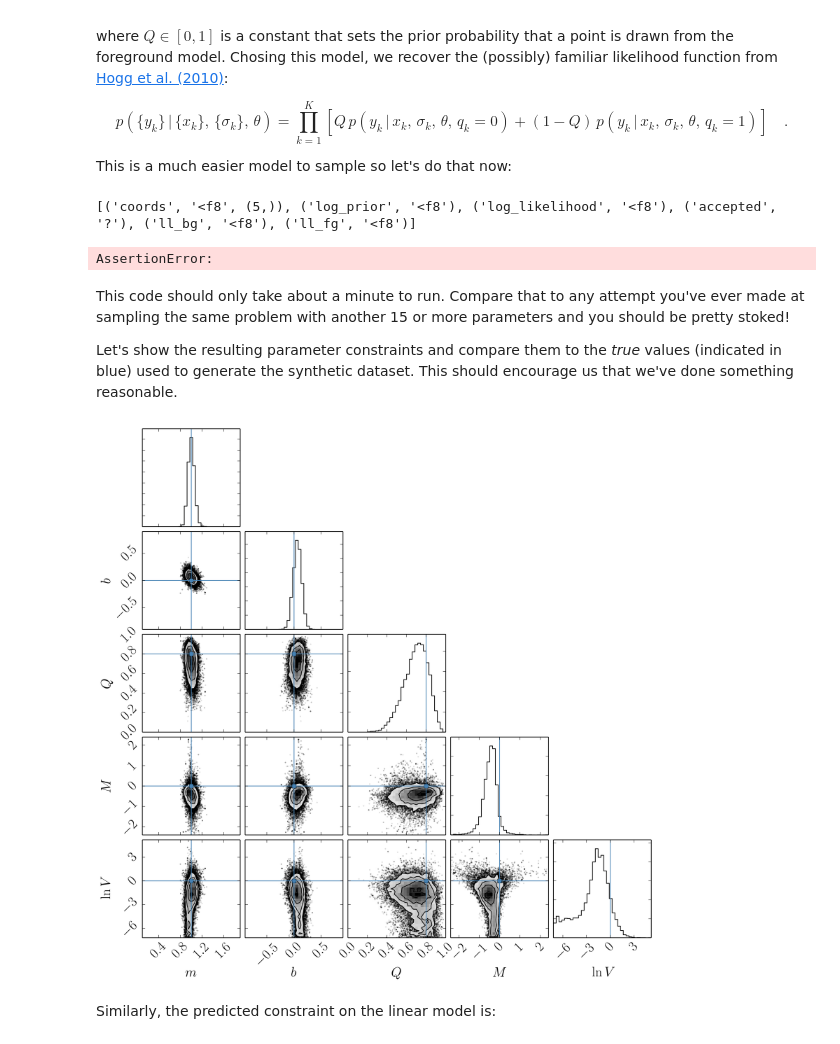
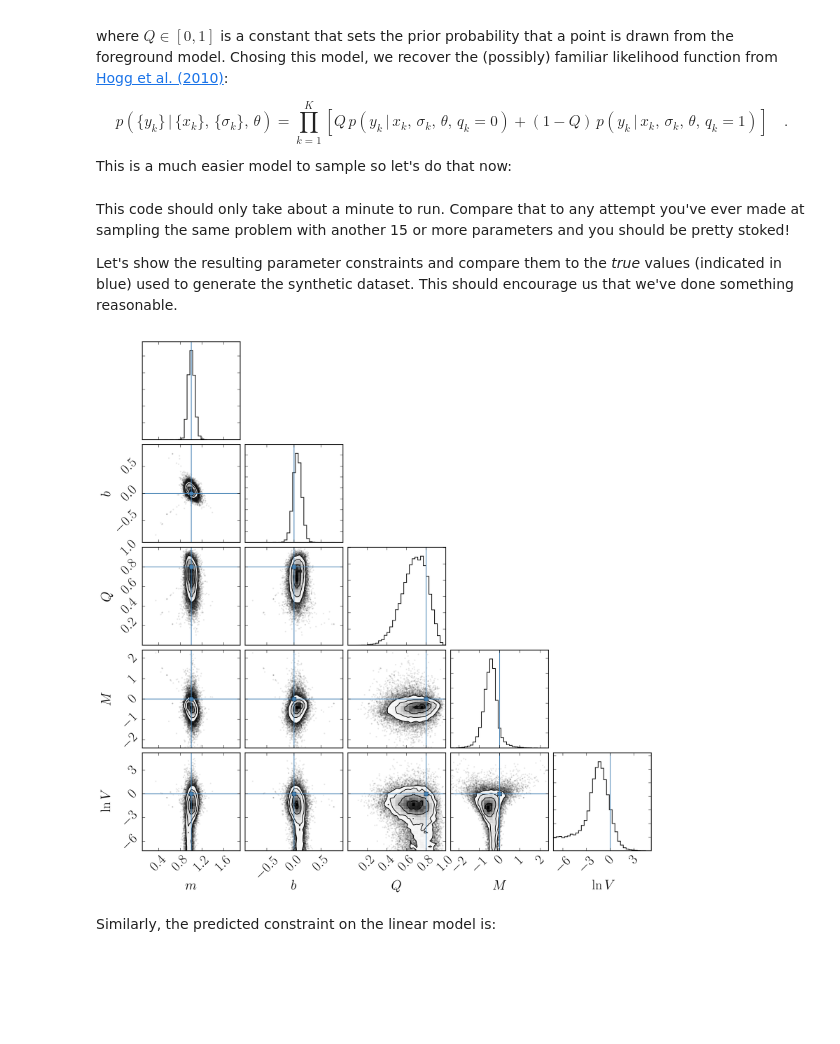
Before and after one commit to dfm/emcee3, a Jupyter notebook: docs/_static/notebooks/mixture-models.ipynb, the cells around one changed output. Cells and saved outputs as stored; diff of their text form; code cells hidden in the pictures; blank space fills up the shorter version.

```diff
--- a/docs/_static/notebooks/mixture-models.ipynb
+++ b/docs/_static/notebooks/mixture-models.ipynb
@@ -155,6 +155,8 @@ class LinearMixtureModel(emcee3.Model):
 
         # Compute the vector of foreground likelihoods and include the q prior.
         ll_fg = self.log_like_fg(state.coords)
+
+        # Here we're saving this to the state so that it will be saved.
         state.ll_fg = ll_fg + np.log(Q)
 
         # Compute the vector of background likelihoods and include the q prior.
@@ -171,34 +173,27 @@ p0 = np.array([1.0, 0.0, 0.7, 0.0, np.log(2.0)])
 ndim = len(p0)
 coords = p0 + 1e-5 * np.random.randn(nwalkers, ndim)
 ensemble = emcee3.Ensemble(LinearMixtureModel(), coords)
-print(ensemble.dtype)
-assert 0
 
 # Set up the sampler.
 sampler = emcee3.Sampler()
 
 # Run a burn-in chain and save only the final location.
-ensemble = sampler3.run(ensemble, 500, store=False)
+ensemble = sampler.run(ensemble, 500, store=False)
 
-# We're going to need to save the two likelihood componenents
-# in an array called weights.
-nsteps = 1500
-weights = np.empty((nsteps, nwalkers, 2, len(x)), dtype=float)
+sampler.reset()
+ensemble = sampler.run(ensemble, 5000, thin=5)
-# %% [output]
-[('coords', '<f8', (5,)), ('log_prior', '<f8'), ('log_likelihood', '<f8'), ('accepted', '?'), ('ll_bg', '<f8'), ('ll_fg', '<f8')]
-AssertionError:
 # %% [markdown]
 This code should only take about a minute to run. Compare that to any attempt you've ever made at sampling the same problem with another 15 or more parameters and you should be pretty stoked!
 
 Let's show the resulting parameter constraints and compare them to the *true* values (indicated in blue) used to generate the synthetic dataset. This should encourage us that we've done something reasonable.
 # %%
-import triangle
+import corner
 labels = ["$m$", "$b$", "$Q$", "$M$", "$\ln V$"]
 truths = true_params + [true_frac, true_outliers[0], np.log(true_outliers[1])]
 flatchain = sampler.get_coords(flat=True)
-triangle.corner(flatchain, bins=35, extents=LinearMixtureModel.bounds, labels=labels, truths=truths);
+corner.corner(flatchain, bins=35, range=LinearMixtureModel.bounds, labels=labels, truths=truths);
 # %% [output]
-[figure, old version]
+[figure, new version]
 # %% [markdown]
 Similarly, the predicted constraint on the linear model is:
 # %%
```
Also changed, not shown: parts of 3 cells of this notebook.
